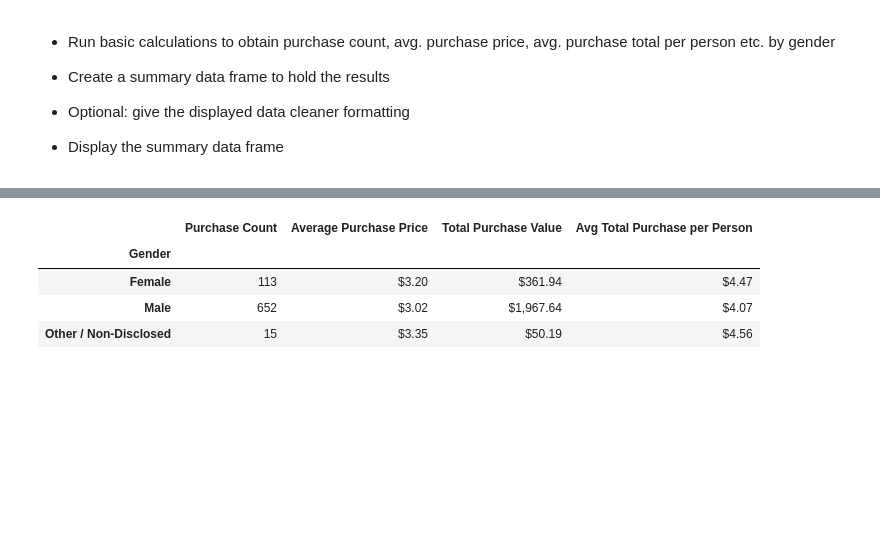
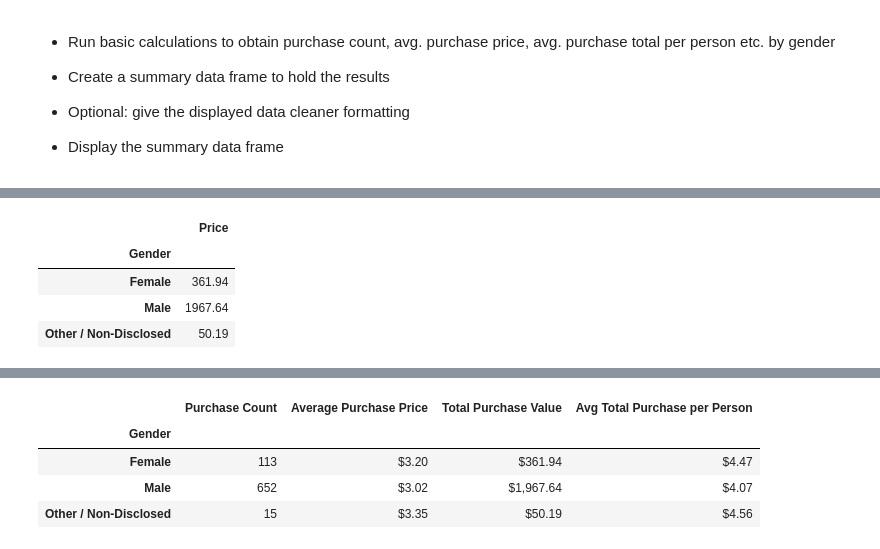
Before and after one commit to JMazick/pandas-challenge, a Jupyter notebook: HeroesOfPymoli/HeroesOfPymoli_starter.ipynb, the cells around one changed output, grey strips where cells are left out. Saved outputs shown, nothing was run; the diff lists cells and outputs as text; code cells hidden in the pictures; blank space fills up the shorter version.

```diff
--- a/HeroesOfPymoli/HeroesOfPymoli_starter.ipynb
+++ b/HeroesOfPymoli/HeroesOfPymoli_starter.ipynb
@@ -128,0 +148,9 @@ gender_df
+# %%
+total_gender = purchase_data[['Gender', 'Price']].groupby('Gender').sum()
+total_gender
+# %% [output]
+|  | Price |
+| Gender |  |
+| Female | 361.94 |
+| Male | 1967.64 |
+| Other / Non-Disclosed | 50.19 |
```
Also changed, not shown: parts of 8 cells of this notebook.
